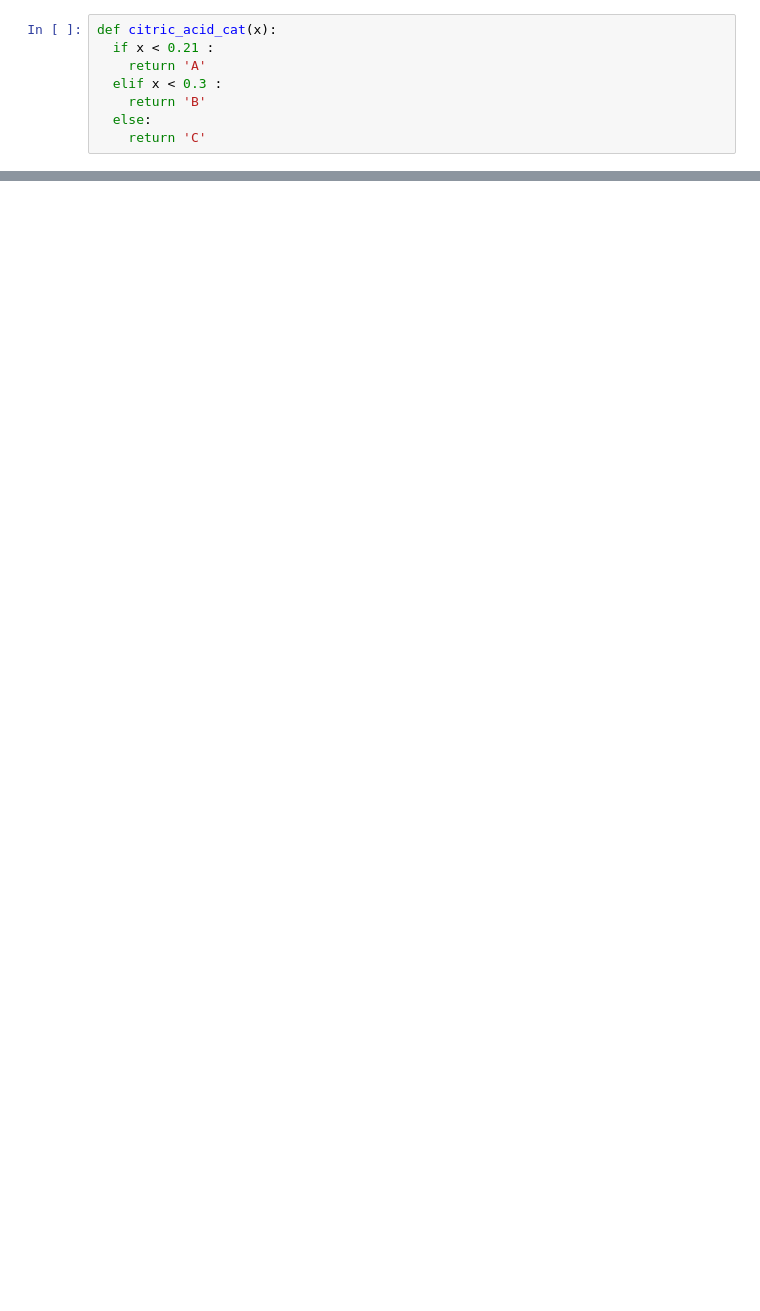
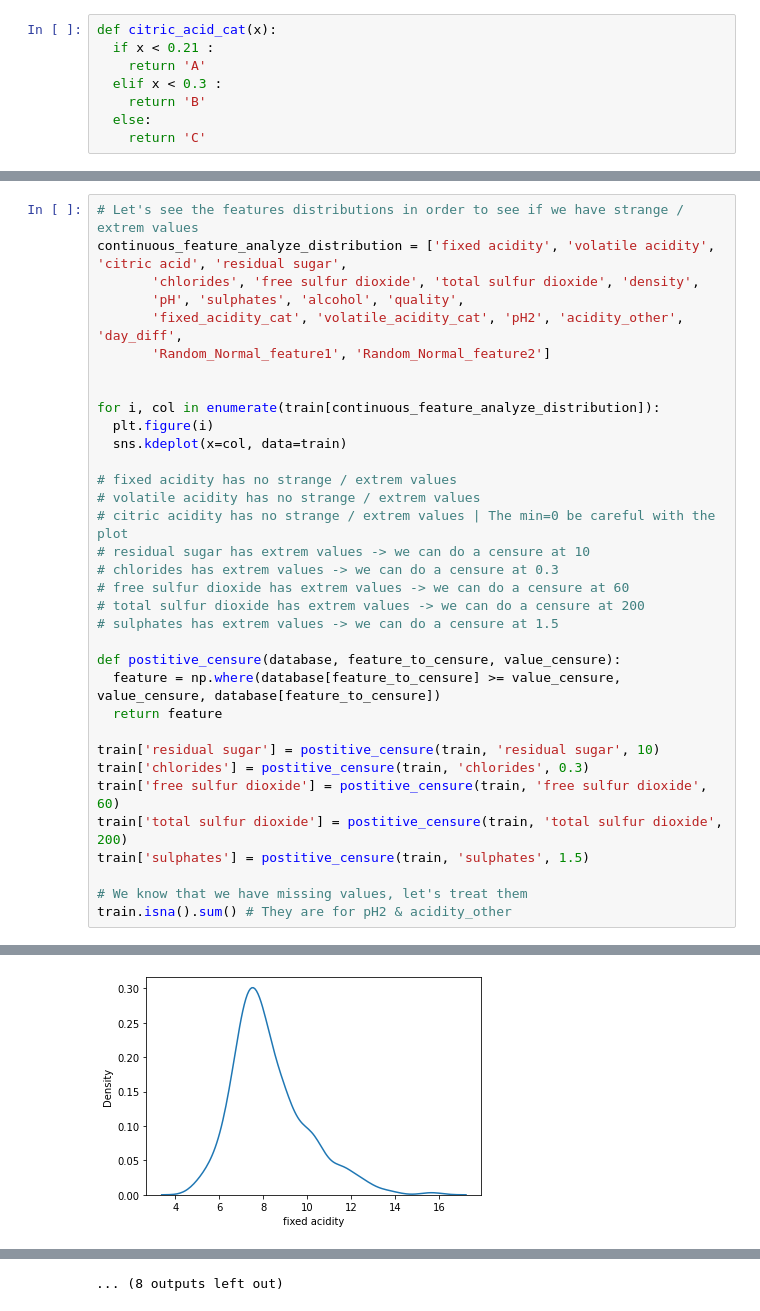
Before and after one commit to StefanOVFDE/Academypublic, a Jupyter notebook: Lesson_Session4_HomeLearning.ipynb, the cells around one changed output, grey strips where cells are left out. Saved outputs shown, nothing was run; the diff lists cells and outputs as text; blank space fills up the shorter version.

```diff
--- a/Lesson_Session4_HomeLearning.ipynb
+++ b/Lesson_Session4_HomeLearning.ipynb
@@ -161,0 +141,35 @@ dtype: object
+# %%
+# Let's see the features distributions in order to see if we have strange / extrem values
+continuous_feature_analyze_distribution = ['fixed acidity', 'volatile acidity', 'citric acid', 'residual sugar',
+       'chlorides', 'free sulfur dioxide', 'total sulfur dioxide', 'density',
+       'pH', 'sulphates', 'alcohol', 'quality',
+       'fixed_acidity_cat', 'volatile_acidity_cat', 'pH2', 'acidity_other', 'day_diff',
+       'Random_Normal_feature1', 'Random_Normal_feature2']
+
+
+for i, col in enumerate(train[continuous_feature_analyze_distribution]):
+  plt.figure(i)
+  sns.kdeplot(x=col, data=train)
+
+# fixed acidity has no strange / extrem values
+# volatile acidity has no strange / extrem values
+# citric acidity has no strange / extrem values | The min=0 be careful with the plot
+# residual sugar has extrem values -> we can do a censure at 10
+# chlorides has extrem values -> we can do a censure at 0.3
+# free sulfur dioxide has extrem values -> we can do a censure at 60
+# total sulfur dioxide has extrem values -> we can do a censure at 200
+# sulphates has extrem values -> we can do a censure at 1.5
+
+def postitive_censure(database, feature_to_censure, value_censure):
+  feature = np.where(database[feature_to_censure] >= value_censure, value_censure, database[feature_to_censure])
+  return feature
+
+train['residual sugar'] = postitive_censure(train, 'residual sugar', 10)
+train['chlorides'] = postitive_censure(train, 'chlorides', 0.3)
+train['free sulfur dioxide'] = postitive_censure(train, 'free sulfur dioxide', 60)
+train['total sulfur dioxide'] = postitive_censure(train, 'total sulfur dioxide', 200)
+train['sulphates'] = postitive_censure(train, 'sulphates', 1.5)
+
+# We know that we have missing values, let's treat them
+train.isna().sum() # They are for pH2 & acidity_other
+# %% [output]
@@ -161,0 +193 @@ dtype: object
+[figure, added]
@@ -161,0 +204 @@ dtype: object
+... (8 outputs left out)
```
Also changed, not shown: parts of 20 cells of this notebook.
